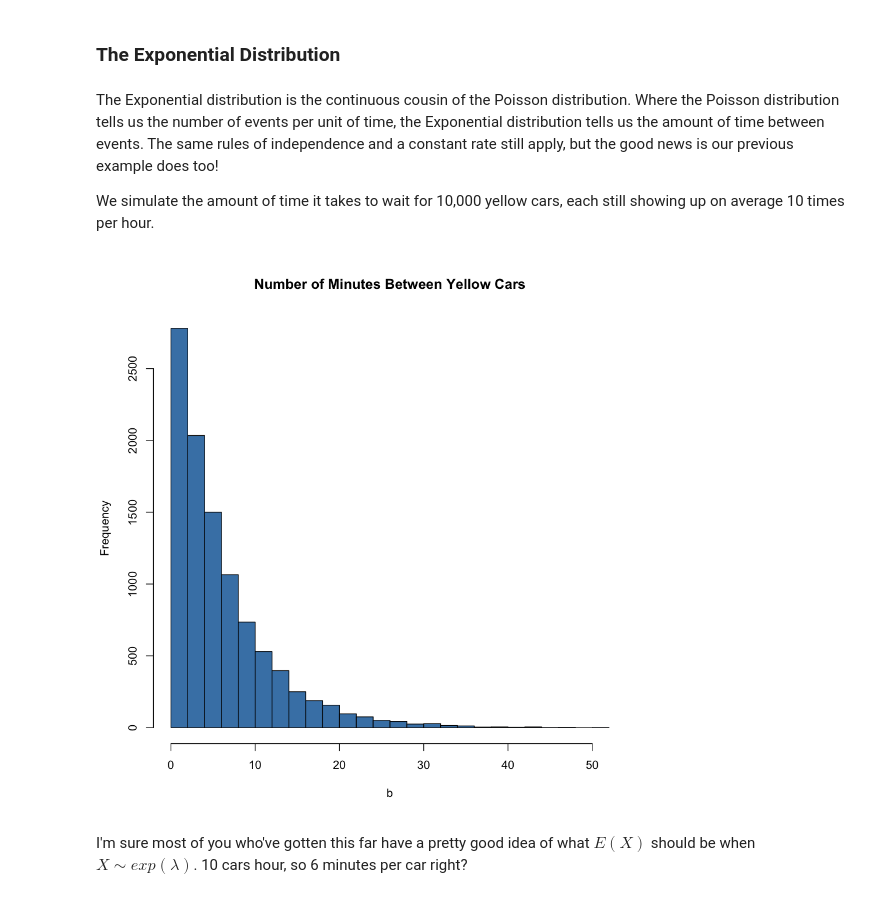
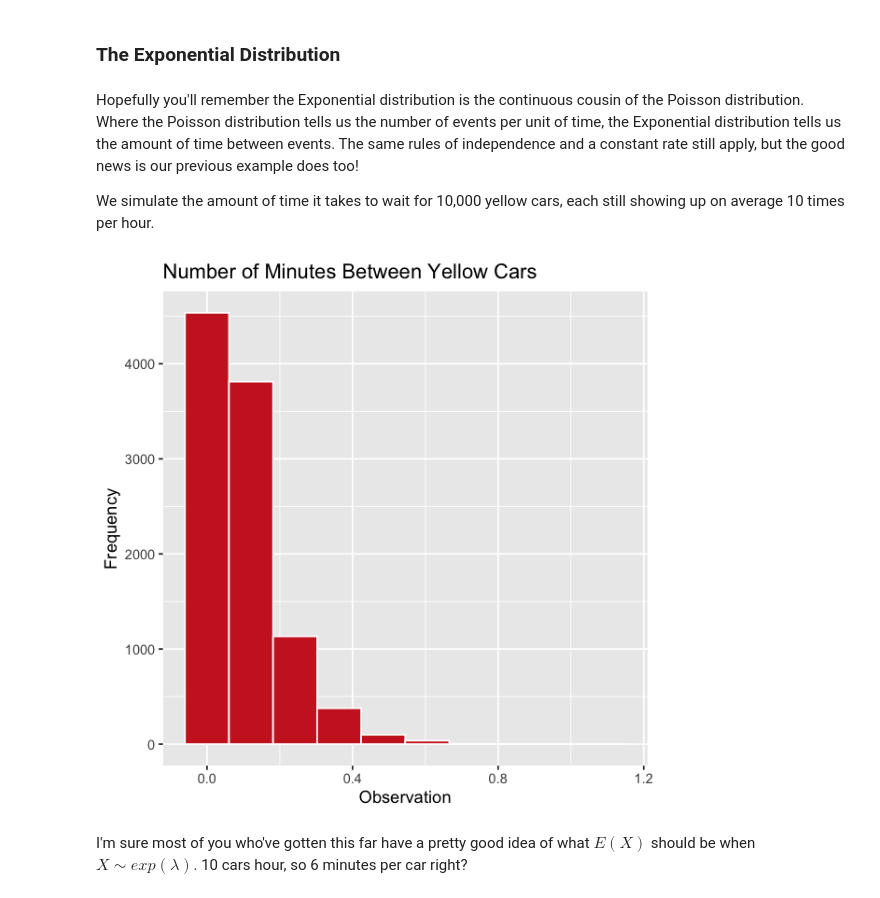
Before and after one commit to hands-on-econ/Hands-On-Econ, a Jupyter notebook: Michaelmas/3. Statistics I.ipynb, the cells around one changed output. Drawn from its saved outputs; the diff is of its cells as text; code cells hidden in the pictures.

```diff
--- a/Michaelmas/3. Statistics I.ipynb
+++ b/Michaelmas/3. Statistics I.ipynb
@@ -383,15 +392,17 @@ Esssentially spot on. Ok, only one more distribution to go now!
 # %% [markdown]
 ### The Exponential Distribution <a id='The Exponential Distribution'></a>
 # %% [markdown]
-The Exponential distribution is the continuous cousin of the Poisson distribution. Where the Poisson distribution tells us the number of events per unit of time, the Exponential distribution tells us the amount of time between events. The same rules of independence and a constant rate still apply, but the good news is our previous example does too!
+Hopefully you'll remember the Exponential distribution is the continuous cousin of the Poisson distribution. Where the Poisson distribution tells us the number of events per unit of time, the Exponential distribution tells us the amount of time between events. The same rules of independence and a constant rate still apply, but the good news is our previous example does too!
 
 We simulate the amount of time it takes to wait for 10,000 yellow cars, each still showing up on average 10 times per hour.
-# %%
-a<-data.frame(rexp(10000,10))
-b<-a[,1]*60
-hist(b,col='steelblue',main='Number of Minutes Between Yellow Cars',breaks=20)
-# %% [output]
-[figure, removed]
+# %%
+options(repr.plot.width=5, repr.plot.height=5)
+a<-data.frame(rexp(10000,10))
+colnames(a)<-'Values'
+ggplot(a,aes(x=Values))+geom_histogram(fill='firebrick3',colour='white',bins=10)+
+labs(x='Observation',y='Frequency')+ggtitle('Number of Minutes Between Yellow Cars')
+# %% [output]
+[figure, added]
 # %% [markdown]
 I'm sure most of you who've gotten this far have a pretty good idea of what $E(X)$ should be when $X \sim exp(\lambda)$. 10 cars hour, so 6 minutes per car right?
 # %%
```
Also changed, not shown: parts of 28 cells of this notebook.
